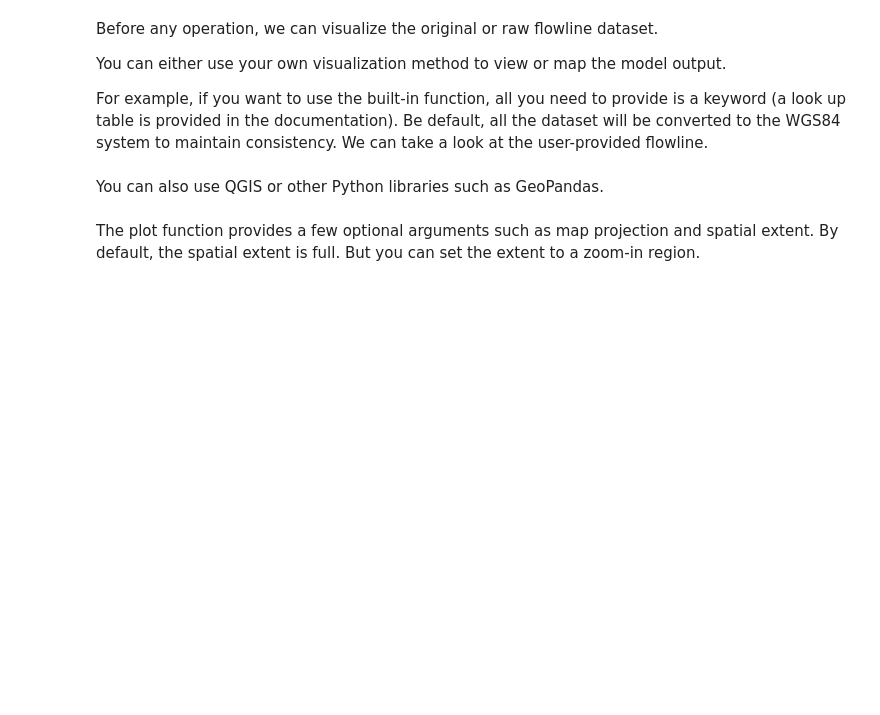
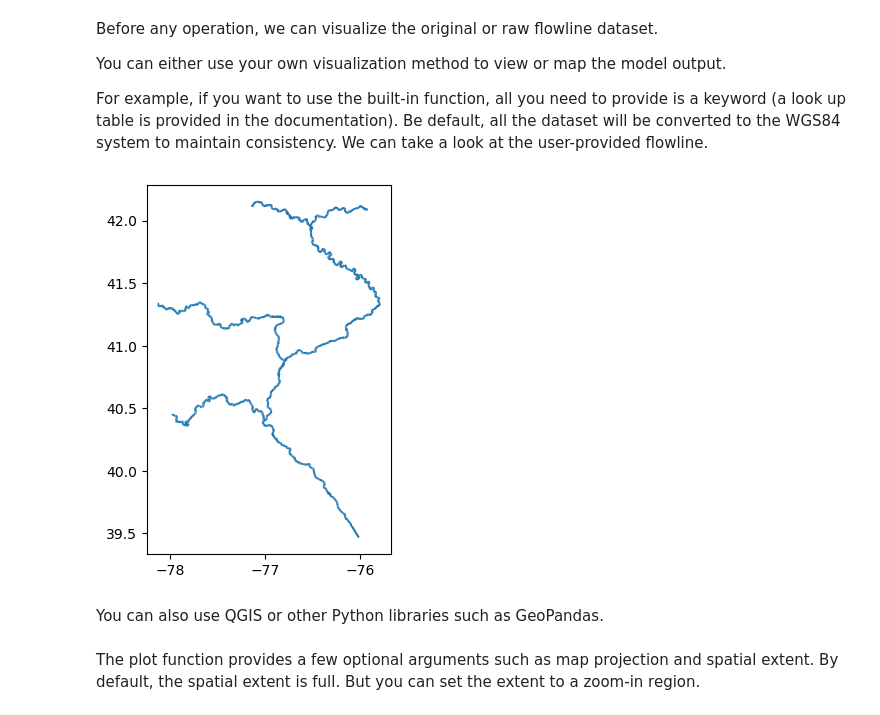
Before and after one commit to changliao1025/pyflowline, a Jupyter notebook: notebooks/mpas_example.ipynb, the cells around one changed output. Drawn from its saved outputs; the diff is of its cells as text; code cells hidden in the pictures; blank space fills up the shorter version.

```diff
--- a/notebooks/mpas_example.ipynb
+++ b/notebooks/mpas_example.ipynb
@@ -237,18 +273,20 @@ We can take a look at the user-provided flowline.
 # %%
 
 
-if iFlag_geopandas == 1:
+if iFlag_geopandas is not None:
     import geopandas as gpd
     import matplotlib.pyplot as plt
     #use the geopanda package
     #the raw/original geojson file
     sFilename_geojson = oPyflowline.aBasin[0].sFilename_flowline_filter_geojson
     gdf = gpd.read_file(sFilename_geojson)
     gdf.plot()
     plt.show()
 else:
     print('The visulization packages are not installed.')
 pass
+# %% [output]
+[figure, added]
 # %% [markdown]
 You can also use QGIS or other Python libraries such as GeoPandas.
 # %%
```
Also changed, not shown: parts of 12 cells of this notebook.
